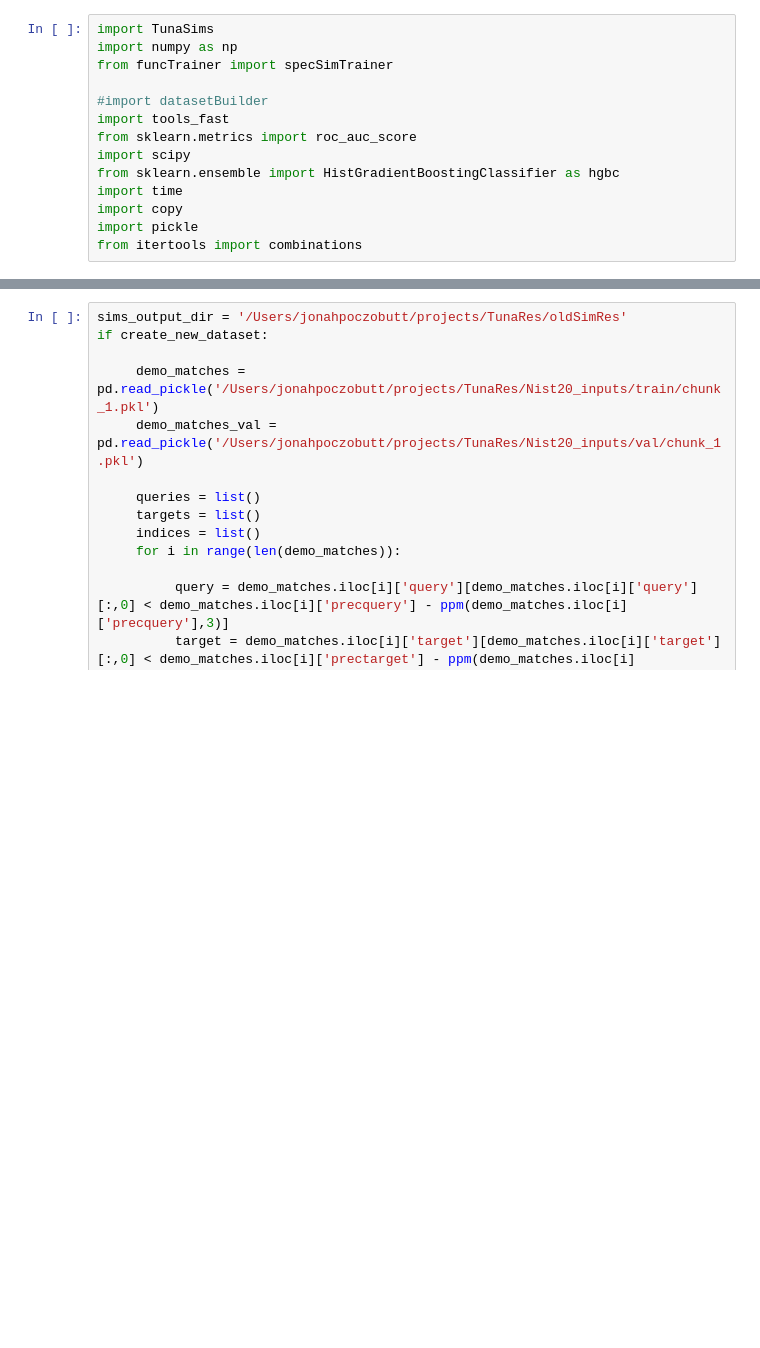
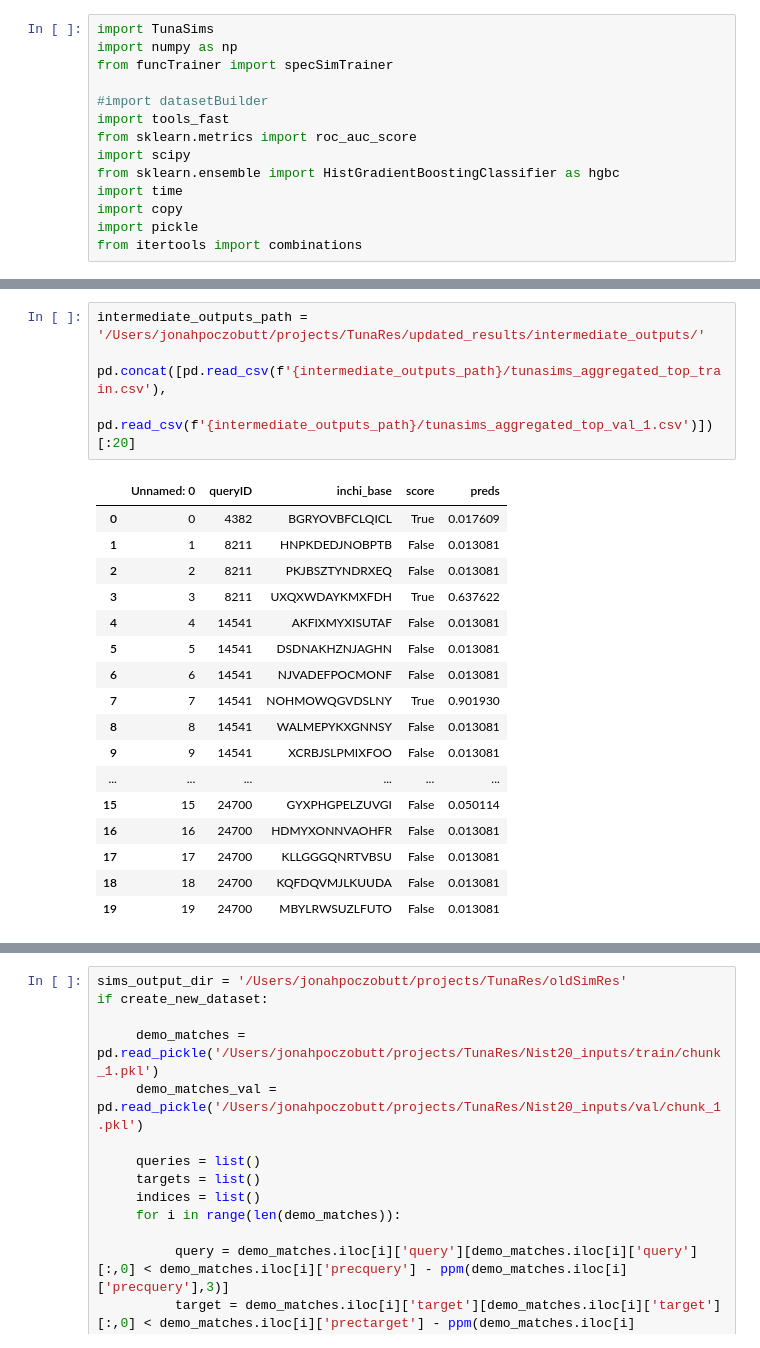
Before and after one commit to Jbug1/TunaSim, a Jupyter notebook: newDemos.ipynb, the cells around one changed output, grey strips where cells are left out. Saved outputs shown, nothing was run; the diff lists cells and outputs as text; blank space fills up the shorter version.

```diff
--- a/newDemos.ipynb
+++ b/newDemos.ipynb
@@ -14,0 +63,23 @@ from itertools import combinations
+# %%
+intermediate_outputs_path = '/Users/jonahpoczobutt/projects/TunaRes/updated_results/intermediate_outputs/'
+
+pd.concat([pd.read_csv(f'{intermediate_outputs_path}/tunasims_aggregated_top_train.csv'),
+                         pd.read_csv(f'{intermediate_outputs_path}/tunasims_aggregated_top_val_1.csv')])[:20]
+# %% [output]
+|  | Unnamed: 0 | queryID | inchi_base | score | preds |
+| 0 | 0 | 4382 | BGRYOVBFCLQICL | True | 0.017609 |
+| 1 | 1 | 8211 | HNPKDEDJNOBPTB | False | 0.013081 |
+| 2 | 2 | 8211 | PKJBSZTYNDRXEQ | False | 0.013081 |
+| 3 | 3 | 8211 | UXQXWDAYKMXFDH | True | 0.637622 |
+| 4 | 4 | 14541 | AKFIXMYXISUTAF | False | 0.013081 |
+| 5 | 5 | 14541 | DSDNAKHZNJAGHN | False | 0.013081 |
+| 6 | 6 | 14541 | NJVADEFPOCMONF | False | 0.013081 |
+| 7 | 7 | 14541 | NOHMOWQGVDSLNY | True | 0.901930 |
+| 8 | 8 | 14541 | WALMEPYKXGNNSY | False | 0.013081 |
+| 9 | 9 | 14541 | XCRBJSLPMIXFOO | False | 0.013081 |
+| ... | ... | ... | ... | ... | ... |
+| 15 | 15 | 24700 | GYXPHGPELZUVGI | False | 0.050114 |
+| 16 | 16 | 24700 | HDMYXONNVAOHFR | False | 0.013081 |
+| 17 | 17 | 24700 | KLLGGGQNRTVBSU | False | 0.013081 |
+| 18 | 18 | 24700 | KQFDQVMJLKUUDA | False | 0.013081 |
+| 19 | 19 | 24700 | MBYLRWSUZLFUTO | False | 0.013081 |
```
Also changed, not shown: parts of 9 cells of this notebook, 3 other files.
